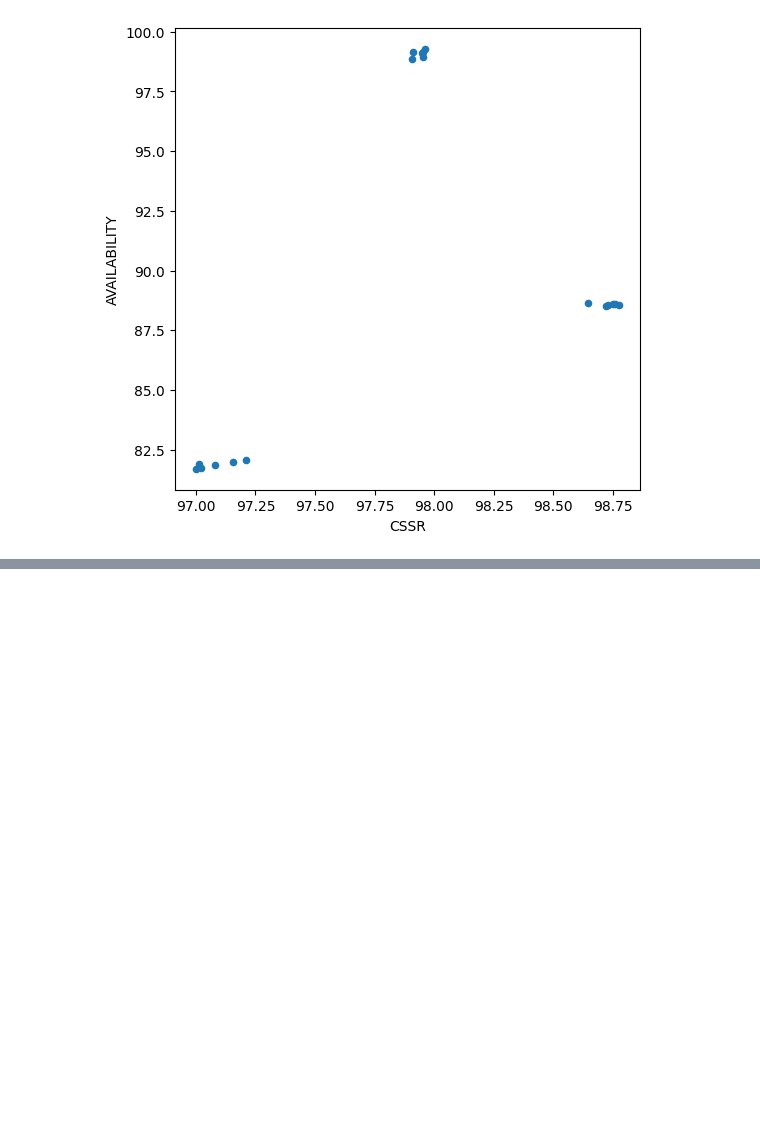
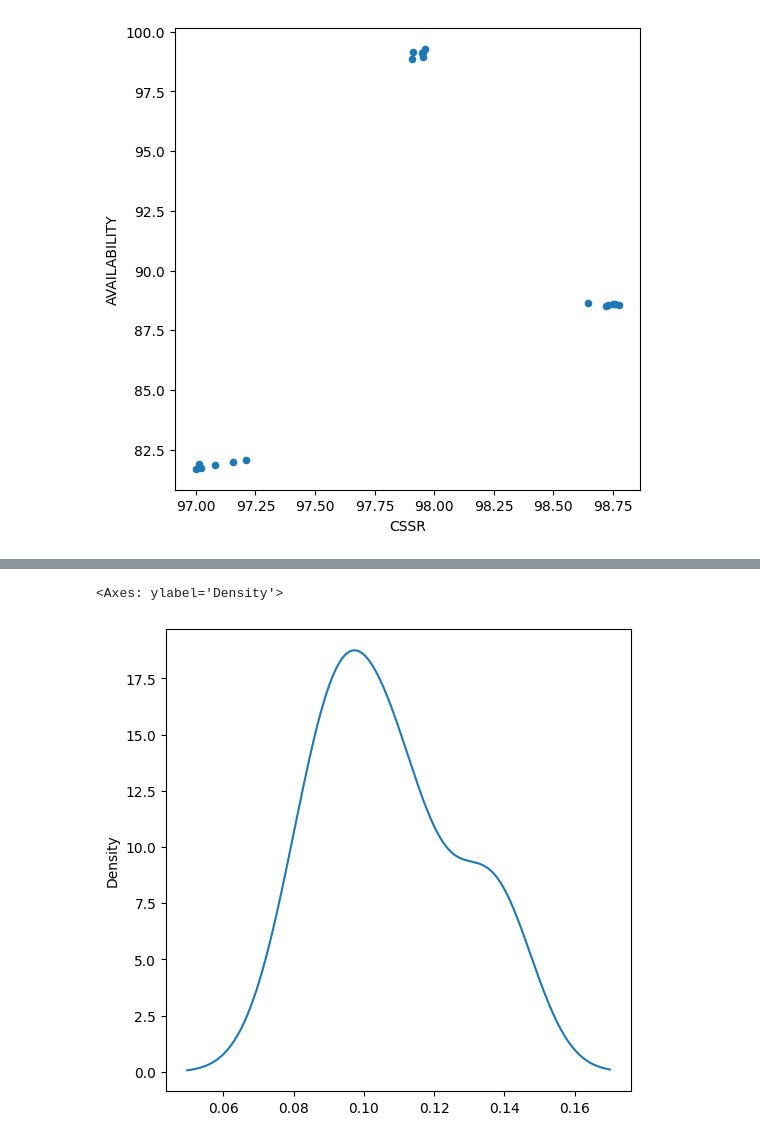
Before and after one commit to gerych94/DataAnalyst, a Jupyter notebook: notebooks/simple_data_analyst.ipynb, the cells around one changed output, grey strips where cells are left out. Cells and saved outputs as stored; diff of their text form; code cells hidden in the pictures; blank space fills up the shorter version.

```diff
--- a/notebooks/simple_data_analyst.ipynb
+++ b/notebooks/simple_data_analyst.ipynb
@@ -152,3 +152,6 @@ tel_stat.plot(kind='scatter', x='CSSR', y='AVAILABILITY', figsize=(6,6))
 # %% [output]
 <Axes: xlabel='CSSR', ylabel='AVAILABILITY'>
 [figure]
+# %%
+tel_stat['TRAFF_VOICE_DATA_DIV'] = tel_stat['TCH_TRAF_ERL']/tel_stat['GPRS_TRAF_ALL']
+tel_stat['TRAFF_VOICE_DATA_DIV'].head()
@@ -154,0 +167,5 @@ tel_stat.plot(kind='scatter', x='CSSR', y='AVAILABILITY', figsize=(6,6))
+# %%
+tel_stat['TRAFF_VOICE_DATA_DIV'].plot(kind='density', figsize=(6,6))
+# %% [output]
+<Axes: ylabel='Density'>
+[figure, added]
```
Also changed, not shown: parts of 4 cells of this notebook.
